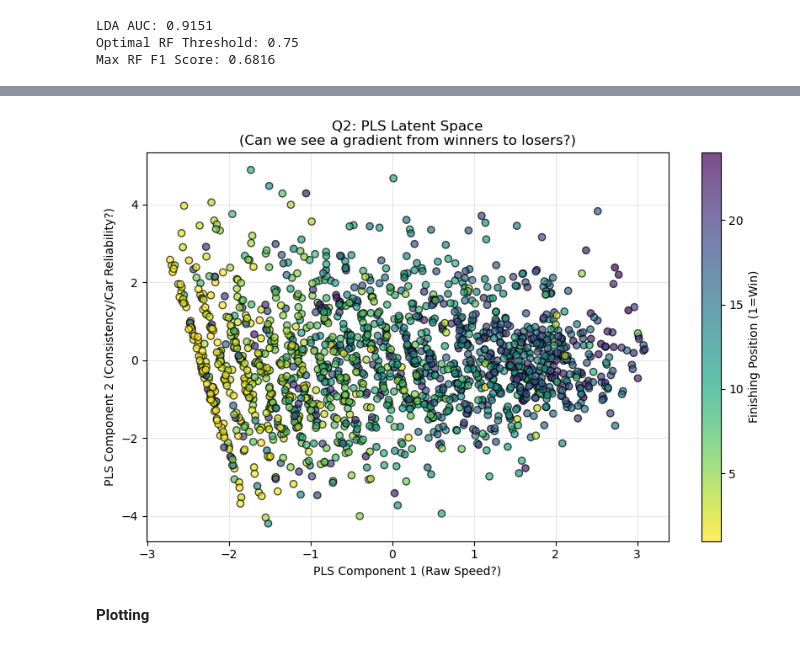
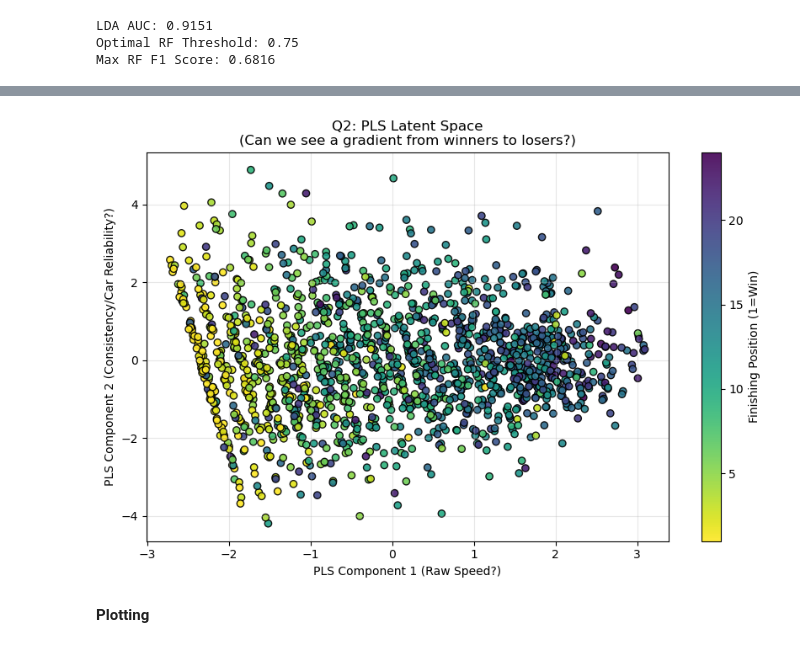
Before and after one commit to shehzanwar/DMSL7406, a Jupyter notebook: Project/f1_proj.ipynb, the cells around one changed output, grey strips where cells are left out. Saved outputs shown, nothing was run; the diff lists cells and outputs as text; code cells hidden in the pictures.

```diff
--- a/Project/f1_proj.ipynb
+++ b/Project/f1_proj.ipynb
@@ -405,18 +387,18 @@ plt.show()
 # %%
 # Visualizing the PLS Latent Space
 X_pls_transform = pls_final.transform(X_test_scaled)
 
 plt.figure(figsize=(10, 6))
 scatter = plt.scatter(X_pls_transform[:, 0], X_pls_transform[:, 1],
-            c=y2_test, cmap='viridis_r', alpha=0.7, edgecolors='k')
+            c=y2_test, cmap='viridis_r', alpha=0.9, edgecolors='k')
 plt.colorbar(scatter, label='Finishing Position (1=Win)')
 plt.xlabel('PLS Component 1 (Raw Speed?)')
 plt.ylabel('PLS Component 2 (Consistency/Car Reliability?)')
 plt.title('Q2: PLS Latent Space\n(Can we see a gradient from winners to losers?)')
 plt.grid(True, alpha=0.3)
 plt.show()
 # %% [output]
-[figure, old version]
+[figure, new version]
 # %% [markdown]
 **Plotting**
 # %%
```
Also changed, not shown: parts of 4 cells of this notebook.
